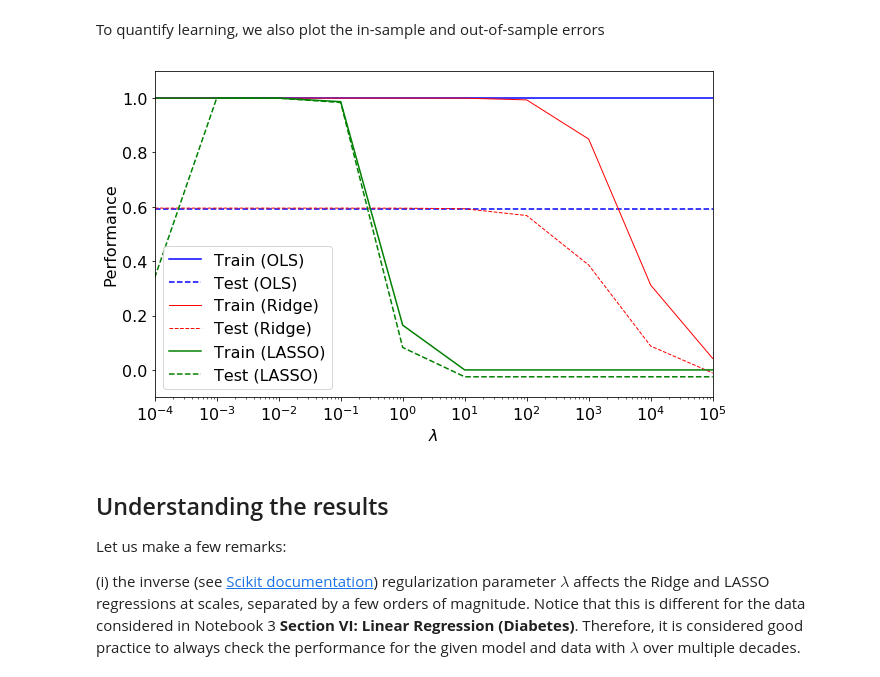
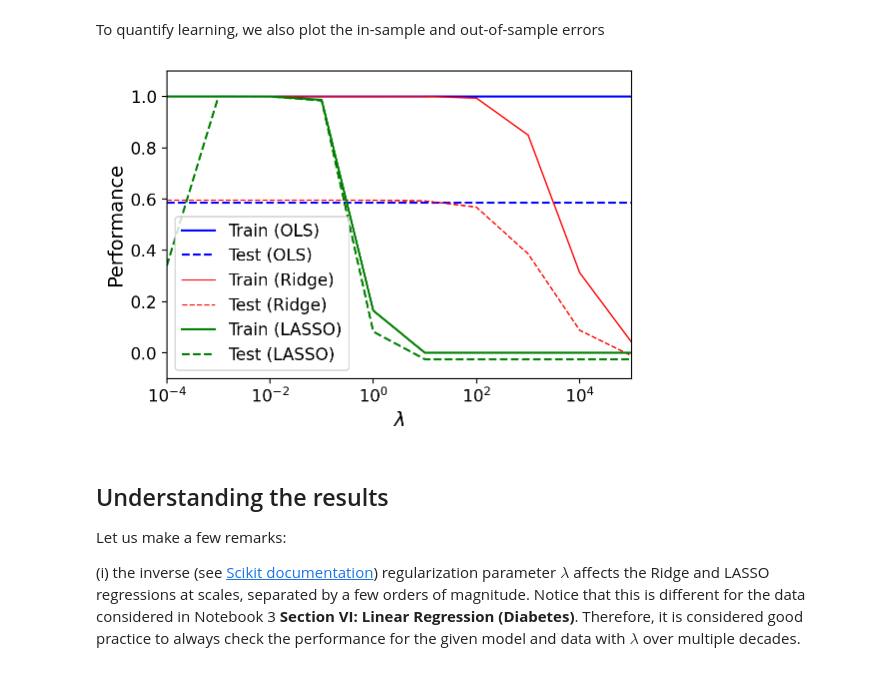
Before and after one commit to williamsaunders/Saunders_PY580, a Jupyter notebook: Jupyter_notebooks/NB4_CVI-linreg_ising.ipynb, the cells around one changed output. Cells and saved outputs as stored; diff of their text form; code cells hidden in the pictures.

```diff
--- a/Jupyter_notebooks/NB4_CVI-linreg_ising.ipynb
+++ b/Jupyter_notebooks/NB4_CVI-linreg_ising.ipynb
@@ -178,18 +178,23 @@ for lmbda in lmbdas:
 
     cmap_args=dict(vmin=-1., vmax=1., cmap='seismic')
 
-    fig, axarr = plt.subplots(nrows=1, ncols=3)
+    fig, axarr = plt.subplots(nrows=1, ncols=3, figsize=(6, 12))
 
     axarr[0].imshow(J_leastsq,**cmap_args)
-    axarr[0].set_title('OLS \n Train$=%.3f$, Test$=%.3f$'%(train_errors_leastsq[-1], test_errors_leastsq[-1]),fontsize=16)
+    axarr[0].set_title('OLS \n Train$=%.3f$, Test$=%.3f$'%(train_errors_leastsq[-1], \
+                                                           test_errors_leastsq[-1]),fontsize=16)
     axarr[0].tick_params(labelsize=16)
 
     axarr[1].imshow(J_ridge,**cmap_args)
-    axarr[1].set_title('Ridge $\lambda=%.4f$\n Train$=%.3f$, Test$=%.3f$' %(lmbda,train_errors_ridge[-1],test_errors_ridge[-1]),fontsize=16)
+    axarr[1].set_title('Ridge $\lambda=%.4f$\n Train$=%.3f$, Test$=%.3f$' %(lmbda,train_errors_ridge[-1],\
+                                                                            test_errors_ridge[-1]),\
+                       fontsize=16)
     axarr[1].tick_params(labelsize=16)
 
     im=axarr[2].imshow(J_lasso,**cmap_args)
-    axarr[2].set_title('LASSO $\lambda=%.4f$\n Train$=%.3f$, Test$=%.3f$' %(lmbda,train_errors_lasso[-1],test_errors_lasso[-1]),fontsize=16)
+    axarr[2].set_title('LASSO $\lambda=%.4f$\n Train$=%.3f$, Test$=%.3f$' %(lmbda,train_errors_lasso[-1],\
+                                                                            test_errors_lasso[-1]),\
+                       fontsize=16)
     axarr[2].tick_params(labelsize=16)
 
     divider = make_axes_locatable(axarr[2])
@@ -214,26 +223,26 @@ To quantify learning, we also plot the in-sample and out-of-sample errors
 # %%
 # Plot our performance on both the training and test data
 plt.semilogx(lmbdas, train_errors_leastsq, 'b',label='Train (OLS)')
 plt.semilogx(lmbdas, test_errors_leastsq,'--b',label='Test (OLS)')
 plt.semilogx(lmbdas, train_errors_ridge,'r',label='Train (Ridge)',linewidth=1)
 plt.semilogx(lmbdas, test_errors_ridge,'--r',label='Test (Ridge)',linewidth=1)
 plt.semilogx(lmbdas, train_errors_lasso, 'g',label='Train (LASSO)')
 plt.semilogx(lmbdas, test_errors_lasso, '--g',label='Test (LASSO)')
 
 fig = plt.gcf()
-fig.set_size_inches(10.0, 6.0)
+fig.set_size_inches(6.0, 4.0)
 
 #plt.vlines(alpha_optim, plt.ylim()[0], np.max(test_errors), color='k',
 #           linewidth=3, label='Optimum on test')
-plt.legend(loc='lower left',fontsize=16)
+plt.legend(loc='lower left',fontsize=12)
 plt.ylim([-0.1, 1.1])
 plt.xlim([min(lmbdas), max(lmbdas)])
-plt.xlabel(r'$\lambda$',fontsize=16)
-plt.ylabel('Performance',fontsize=16)
-plt.tick_params(labelsize=16)
+plt.xlabel(r'$\lambda$',fontsize=14)
+plt.ylabel('Performance',fontsize=14)
+plt.tick_params(labelsize=12)
 plt.show()
 # %% [output]
-[figure, old version]
+[figure, new version]
 # %% [markdown]
 ## Understanding the results
 
```
Also changed, not shown: parts of 7 cells of this notebook.
